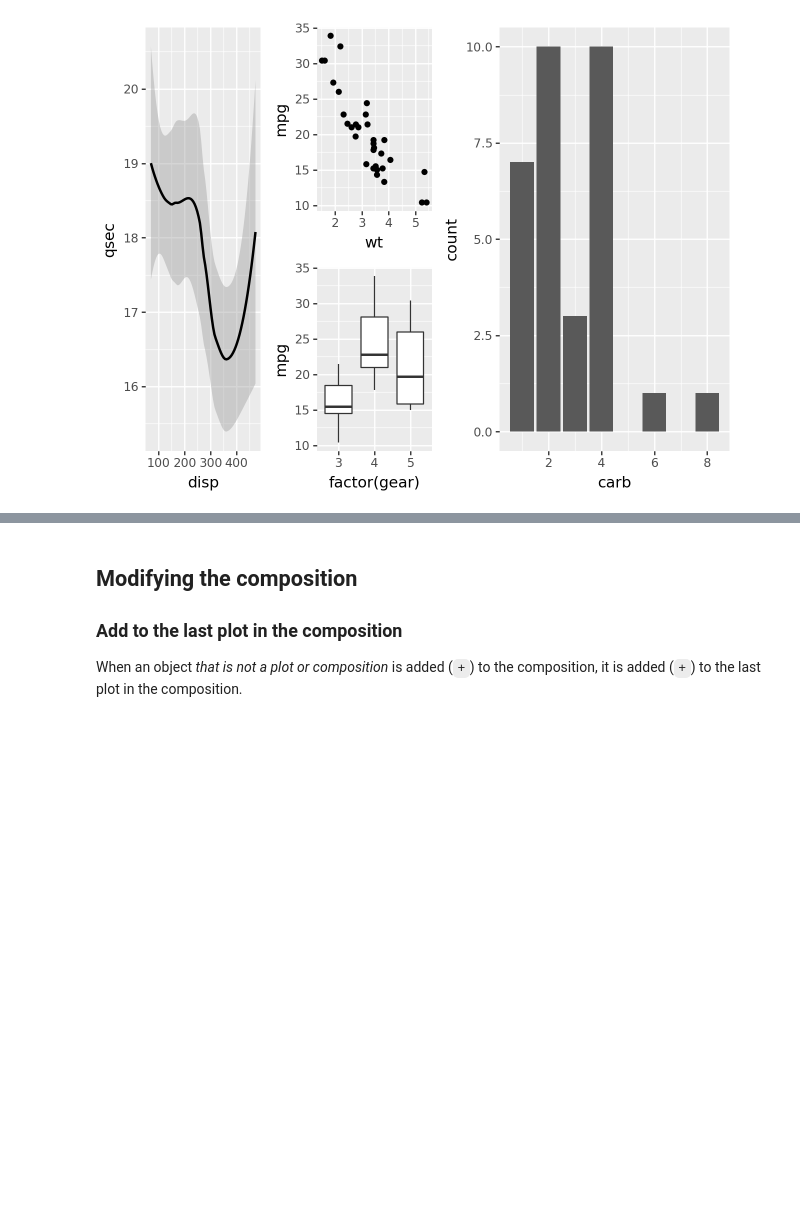
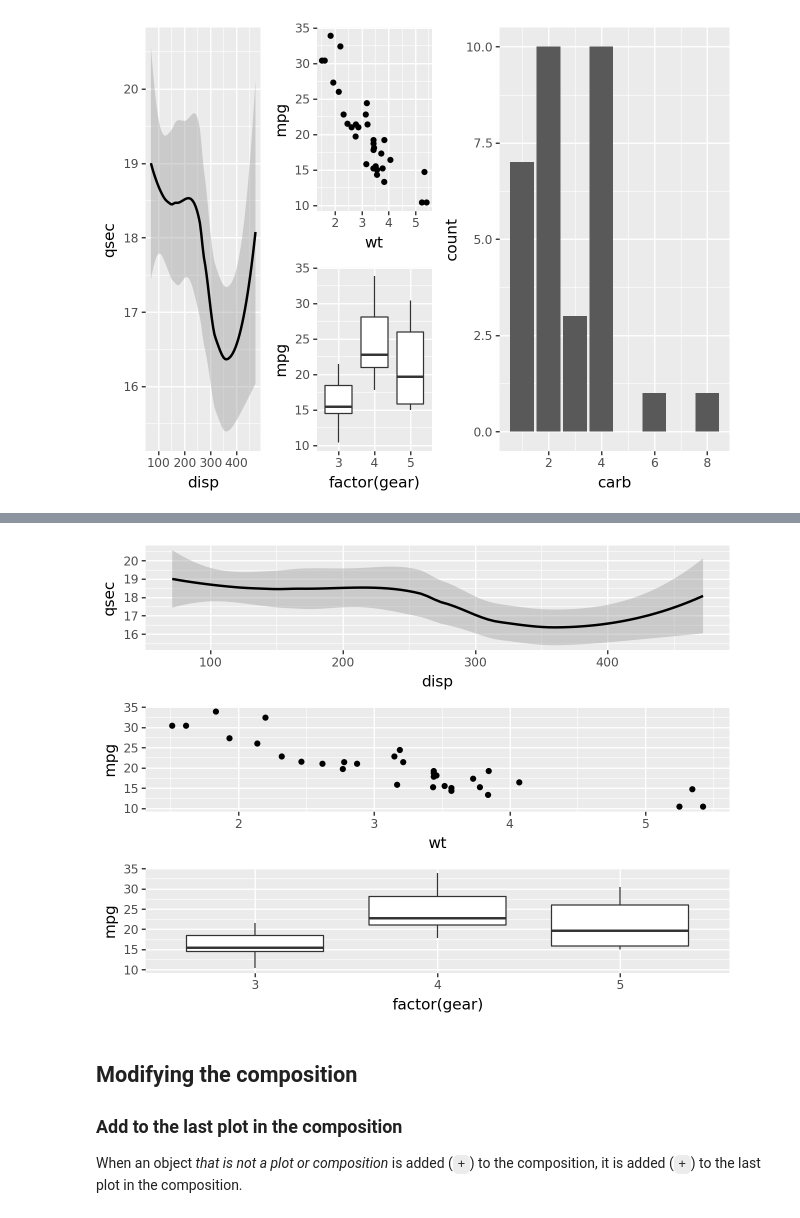
Before and after one commit to has2k1/plotnine-examples, a Jupyter notebook: plotnine_examples/examples/Compose.ipynb, the cells around one changed output, grey strips where cells are left out. Cells and saved outputs as stored; diff of their text form; code cells hidden in the pictures; blank space fills up the shorter version.

```diff
--- a/plotnine_examples/examples/Compose.ipynb
+++ b/plotnine_examples/examples/Compose.ipynb
@@ -69,3 +77,7 @@ nesting level.
+# %%
+(p1 / p2) + p3
+# %% [output]
+[figure, added]
 # %% [markdown]
 ## Modifying the composition
 
```
Also changed, not shown: parts of 13 cells of this notebook, 3 other files.
